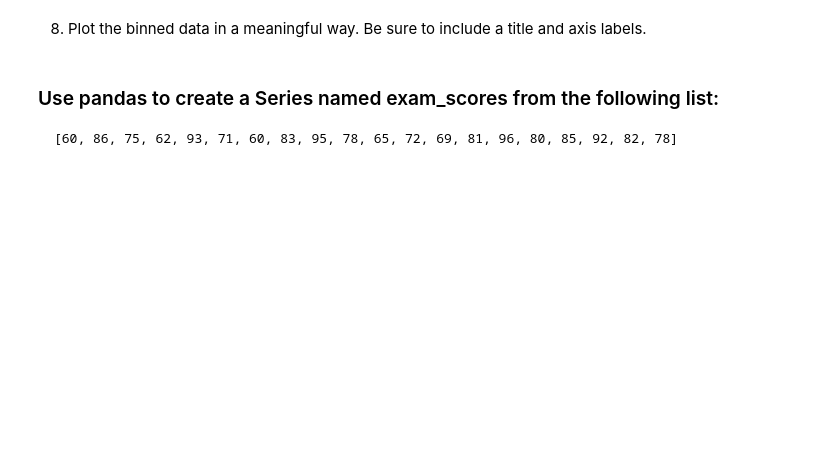
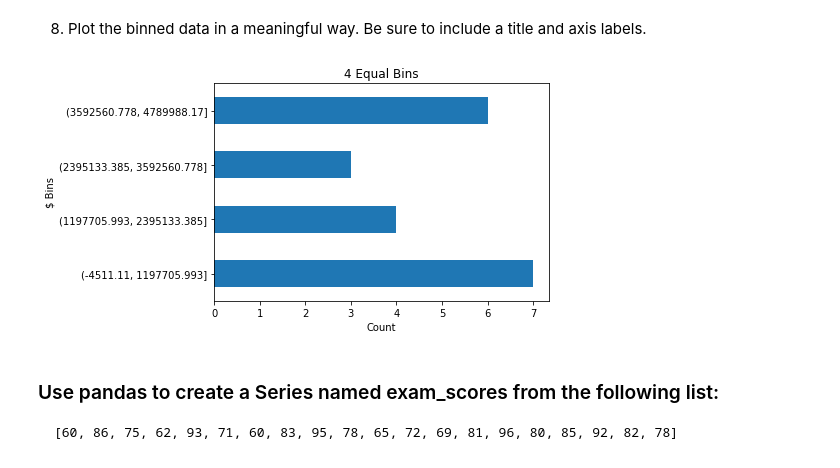
Before and after one commit to QMCBT-JustinEvans/numpy-pandas-visualization-exercises, a Jupyter notebook: pandas_series.ipynb, the cells around one changed output. Drawn from its saved outputs; the diff is of its cells as text; code cells hidden in the pictures; blank space fills up the shorter version.

```diff
--- a/pandas_series.ipynb
+++ b/pandas_series.ipynb
@@ -644,5 +747,13 @@ TypeError: can only concatenate str (not "float") to str
 # %% [markdown]
 8. Plot the binned data in a meaningful way. Be sure to include a title and axis labels.
+# %%
+pd.cut(numbers, 4).value_counts().sort_index().plot(kind='barh')
+plt.title('4 Equal Bins')
+plt.xlabel('Count')
+plt.ylabel('$ Bins')
+plt.show()
+# %% [output]
+[figure, added]
 # %% [markdown]
 ### Use pandas to create a Series named exam_scores from the following list:
 
```
Also changed, not shown: parts of 27 cells of this notebook.
